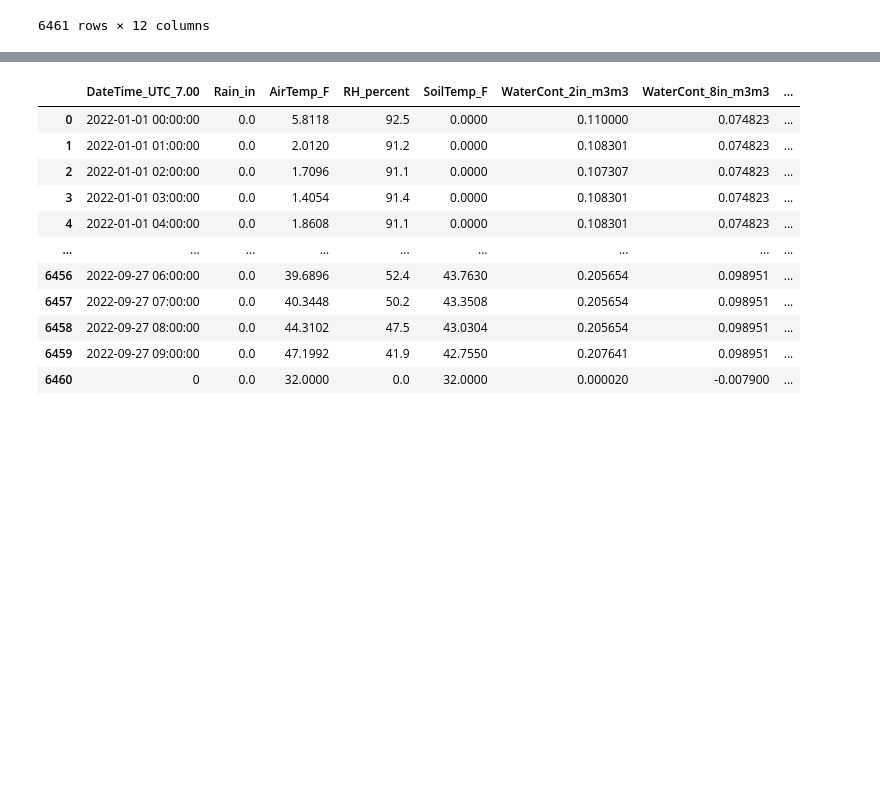
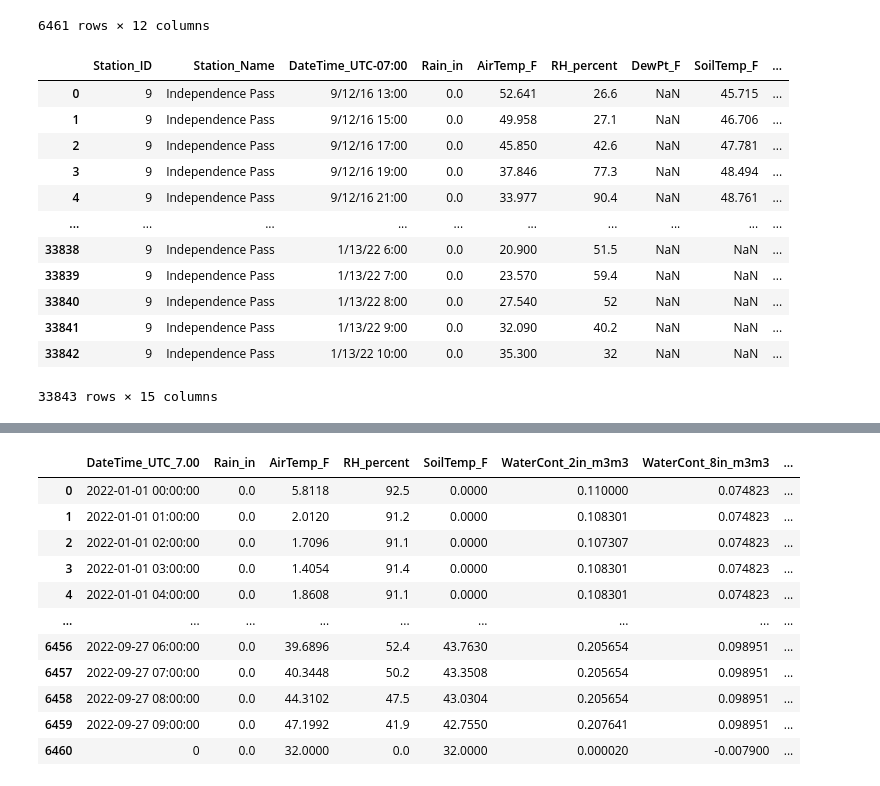
Before and after one commit to emaynard10/Phenology-Analysis, a Jupyter notebook: cleaning_wxdata.ipynb, the cells around one changed output, grey strips where cells are left out. Saved outputs shown, nothing was run; the diff lists cells and outputs as text; code cells hidden in the pictures; blank space fills up the shorter version.

```diff
--- a/cleaning_wxdata.ipynb
+++ b/cleaning_wxdata.ipynb
@@ -20,3 +20,20 @@ df
 | 6459 | 2022-09-27 09:00:00 | 0.0 | 47.1992 | 41.9 | 42.7550 | 0.207641 | 0.098951 | ... |
 | 6460 | NaT | 0.0 | 32.0000 | NaN | 32.0000 | 0.000020 | -0.007900 | ... |
 6461 rows × 12 columns
+# %%
+hx_wx = pd.read_csv('Data Resources/IndependencePass_2016to2021.csv')
+hx_wx
+# %% [output]
+|  | Station_ID | Station_Name | DateTime_UTC-07:00 | Rain_in | AirTemp_F | RH_percent | DewPt_F | SoilTemp_F | ... |
+| 0 | 9 | Independence Pass | 9/12/16 13:00 | 0.0 | 52.641 | 26.6 | NaN | 45.715 | ... |
+| 1 | 9 | Independence Pass | 9/12/16 15:00 | 0.0 | 49.958 | 27.1 | NaN | 46.706 | ... |
+| 2 | 9 | Independence Pass | 9/12/16 17:00 | 0.0 | 45.850 | 42.6 | NaN | 47.781 | ... |
+| 3 | 9 | Independence Pass | 9/12/16 19:00 | 0.0 | 37.846 | 77.3 | NaN | 48.494 | ... |
+| 4 | 9 | Independence Pass | 9/12/16 21:00 | 0.0 | 33.977 | 90.4 | NaN | 48.761 | ... |
+| ... | ... | ... | ... | ... | ... | ... | ... | ... | ... |
+| 33838 | 9 | Independence Pass | 1/13/22 6:00 | 0.0 | 20.900 | 51.5 | NaN | NaN | ... |
+| 33839 | 9 | Independence Pass | 1/13/22 7:00 | 0.0 | 23.570 | 59.4 | NaN | NaN | ... |
+| 33840 | 9 | Independence Pass | 1/13/22 8:00 | 0.0 | 27.540 | 52 | NaN | NaN | ... |
+| 33841 | 9 | Independence Pass | 1/13/22 9:00 | 0.0 | 32.090 | 40.2 | NaN | NaN | ... |
+| 33842 | 9 | Independence Pass | 1/13/22 10:00 | 0.0 | 35.300 | 32 | NaN | NaN | ... |
+33843 rows × 15 columns
```
Also changed, not shown: parts of 13 cells of this notebook.
